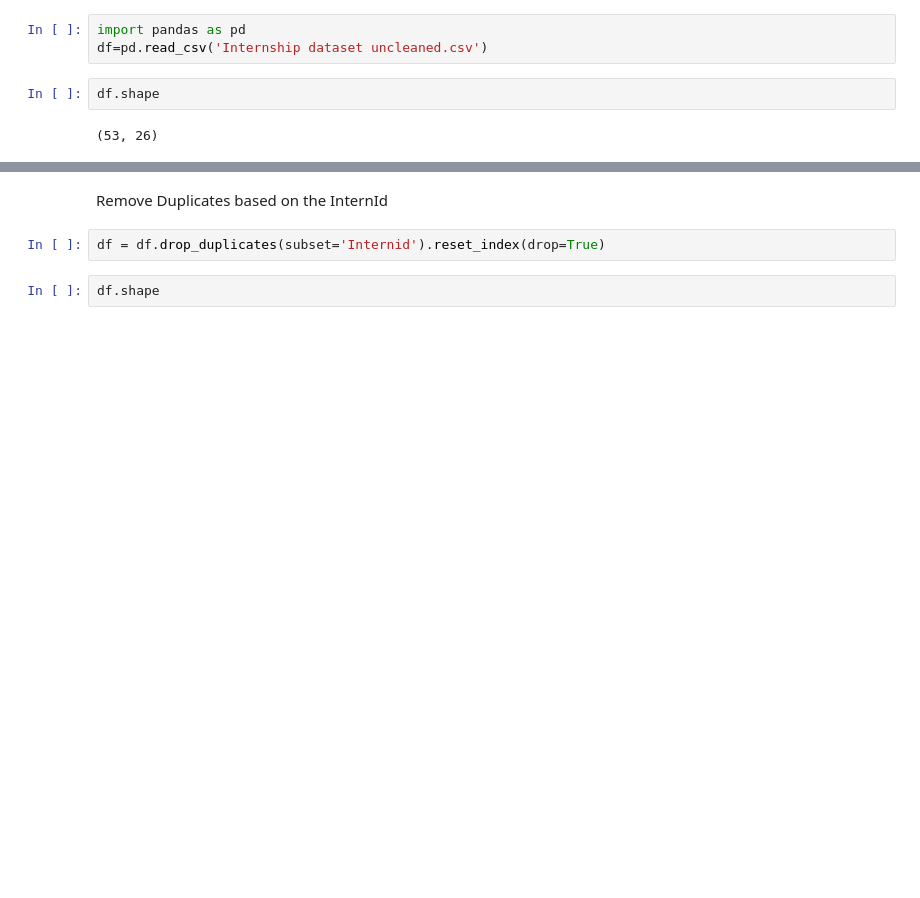
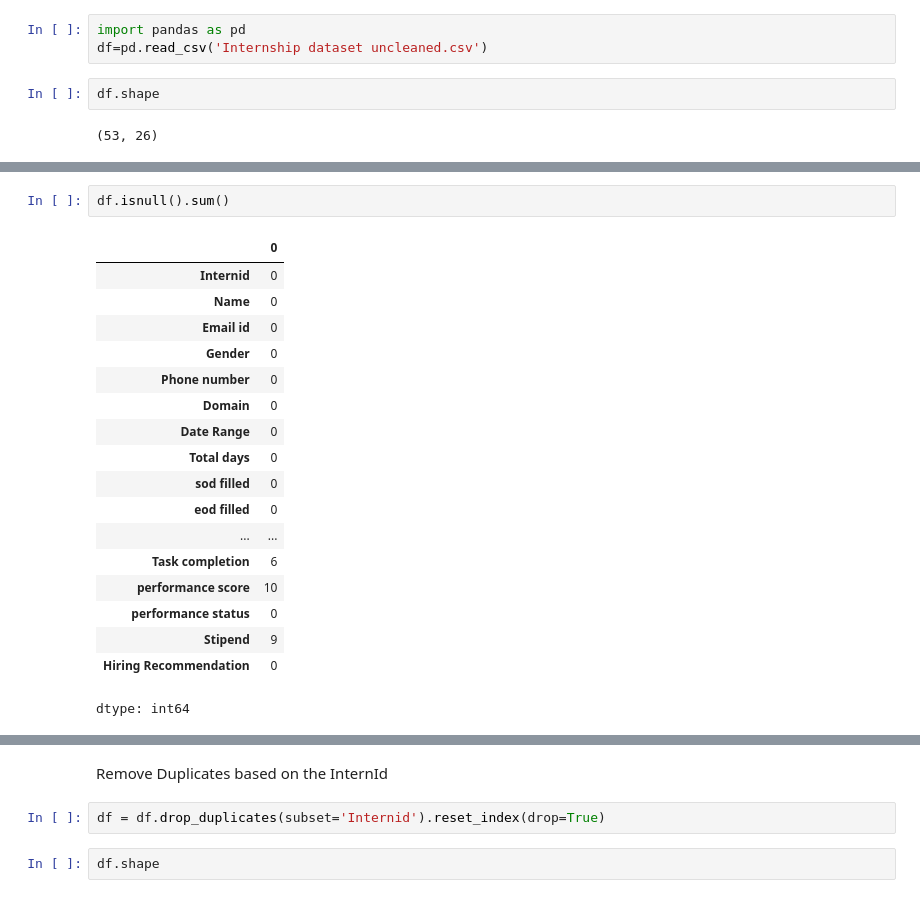
Before and after one commit to kpakshaya123/Rynix-Internship, a Jupyter notebook: Sprint1(Intern_dataset).ipynb, the cells around one changed output, grey strips where cells are left out. Drawn from its saved outputs; the diff is of its cells as text; blank space fills up the shorter version.

```diff
--- a/Sprint1(Intern_dataset).ipynb
+++ b/Sprint1(Intern_dataset).ipynb
@@ -11,0 +33,21 @@ df.shape
+# %%
+df.isnull().sum()
+# %% [output]
+|  | 0 |
+| Internid | 0 |
+| Name | 0 |
+| Email id | 0 |
+| Gender | 0 |
+| Phone number | 0 |
+| Domain | 0 |
+| Date Range | 0 |
+| Total days | 0 |
+| sod filled | 0 |
+| eod filled | 0 |
+| ... | ... |
+| Task completion | 6 |
+| performance score | 10 |
+| performance status | 0 |
+| Stipend | 9 |
+| Hiring Recommendation | 0 |
+dtype: int64
```
Also changed, not shown: parts of 7 cells of this notebook.
